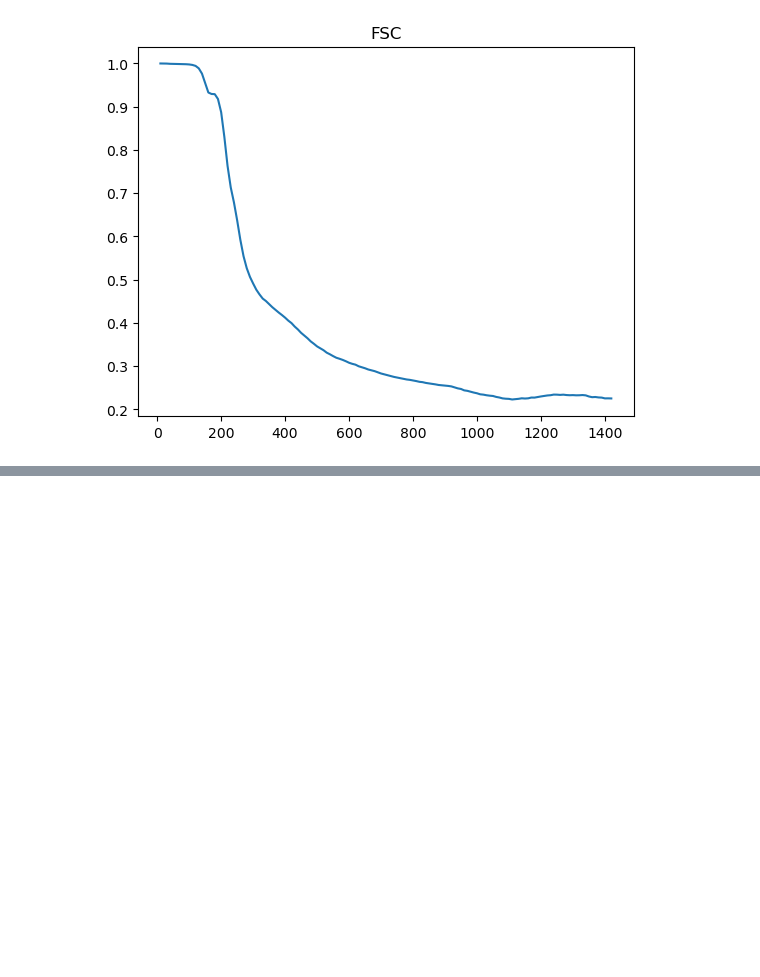
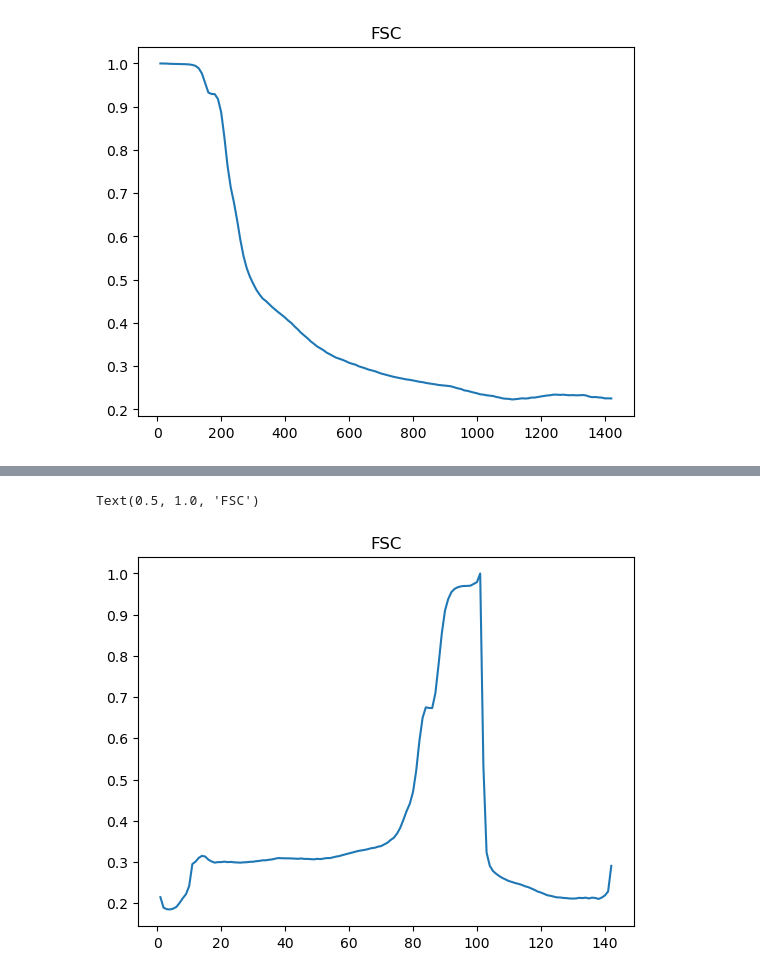
Before and after one commit to henrynjones/tomo_suli, a Jupyter notebook: FSC.ipynb, the cells around one changed output, grey strips where cells are left out. Cells and saved outputs as stored; diff of their text form; code cells hidden in the pictures; blank space fills up the shorter version.

```diff
--- a/FSC.ipynb
+++ b/FSC.ipynb
@@ -125,0 +131,12 @@ Text(0.5, 1.0, 'FSC')
+# %%
+import torch, mrcfile, numpy as np
+import matplotlib.pyplot as plt
+
+denoised_image = mrcfile.read('/Users/HenryJones/Desktop/SULI/cryocare_denoised.mrc')
+denoised_tensor = torch.tensor(denoised_image)
+mean = torch.zeros_like(denoised_tensor)
+std = torch.ones_like(denoised_tensor) * 10
+
+noisy_image = torch.normal(mean = mean, std = std)
+del(mean, std, denoised_image)
+noisy_image = noisy_image + denoised_tensor
@@ -125,0 +188,2 @@ Text(0.5, 1.0, 'FSC')
+# %%
+fsc = compute_fsc(noisy_image, denoised_tensor)
@@ -125,0 +201,6 @@ Text(0.5, 1.0, 'FSC')
+# %%
+plt.plot(np.arange(143), fsc.numpy())
+plt.title("FSC")
+# %% [output]
+Text(0.5, 1.0, 'FSC')
+[figure, added]
```
Also changed, not shown: parts of 6 cells of this notebook.
